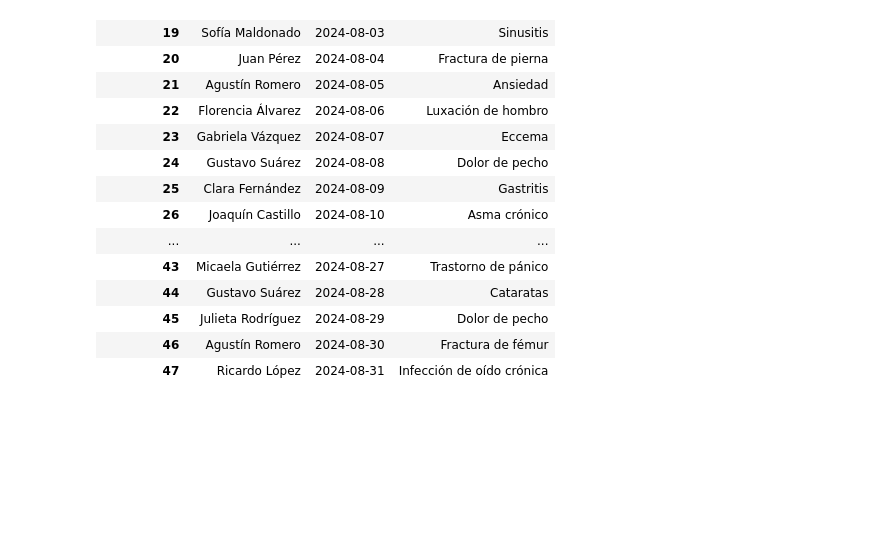
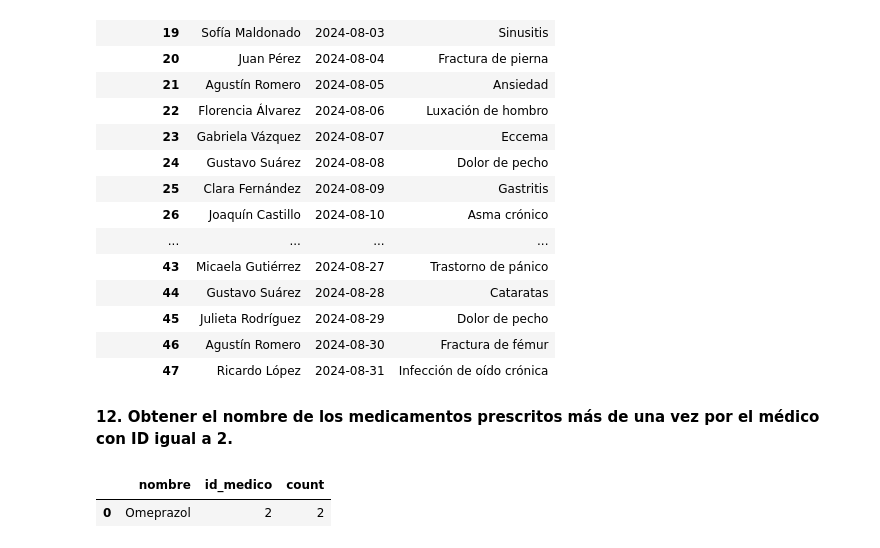
Before and after one commit to gonzagrau/TP5_GrauLuna, a Jupyter notebook: database_connection/queries.ipynb, the cells around one changed output. Drawn from its saved outputs; the diff is of its cells as text; code cells hidden in the pictures; blank space fills up the shorter version.

```diff
--- a/database_connection/queries.ipynb
+++ b/database_connection/queries.ipynb
@@ -270,3 +270,17 @@ pd.read_sql(query_11, engine, index_col="id_consulta")
 | 45 | Julieta Rodríguez | 2024-08-29 | Dolor de pecho |
 | 46 | Agustín Romero | 2024-08-30 | Fractura de fémur |
 | 47 | Ricardo López | 2024-08-31 | Infección de oído crónica |
+# %% [markdown]
+**12. Obtener el nombre de los medicamentos prescritos más de una vez por el médico con ID igual a 2.**
+# %%
+query_12 = '''SELECT m.nombre, r.id_medico, COUNT(r.id_receta)
+FROM medicamentos m JOIN recetas r
+ON r.id_medicamento = m.id_medicamento
+WHERE r.id_medico = 2
+GROUP BY m.nombre, r.id_medico
+HAVING COUNT(r.id_receta) > 1;'''
+
+pd.read_sql(query_12, engine)
+# %% [output]
+|  | nombre | id_medico | count |
+| 0 | Omeprazol | 2 | 2 |
```
Also changed, not shown: 1 other file.
